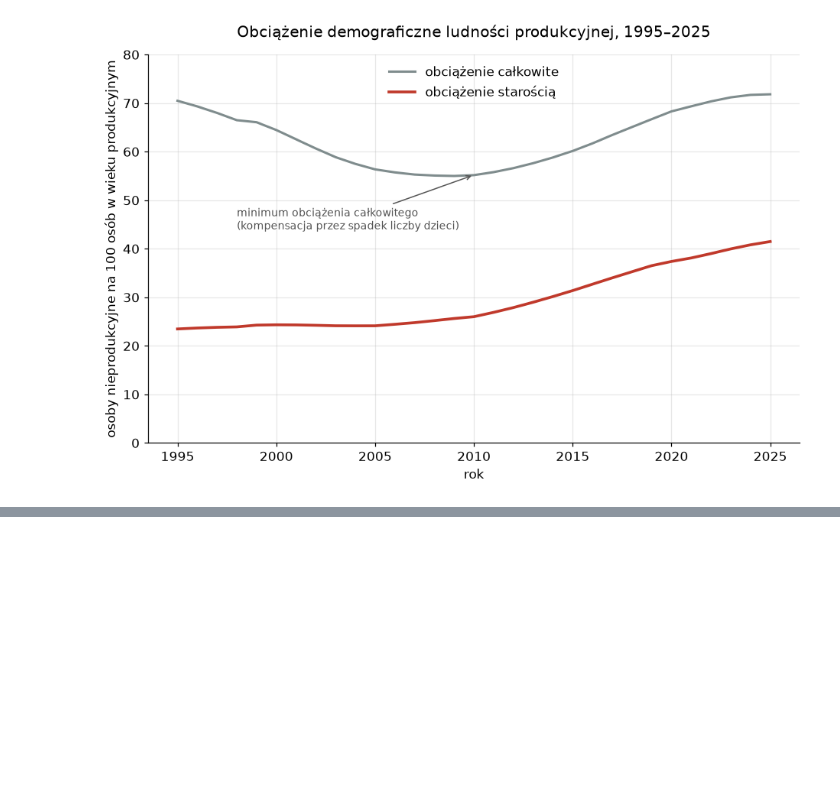
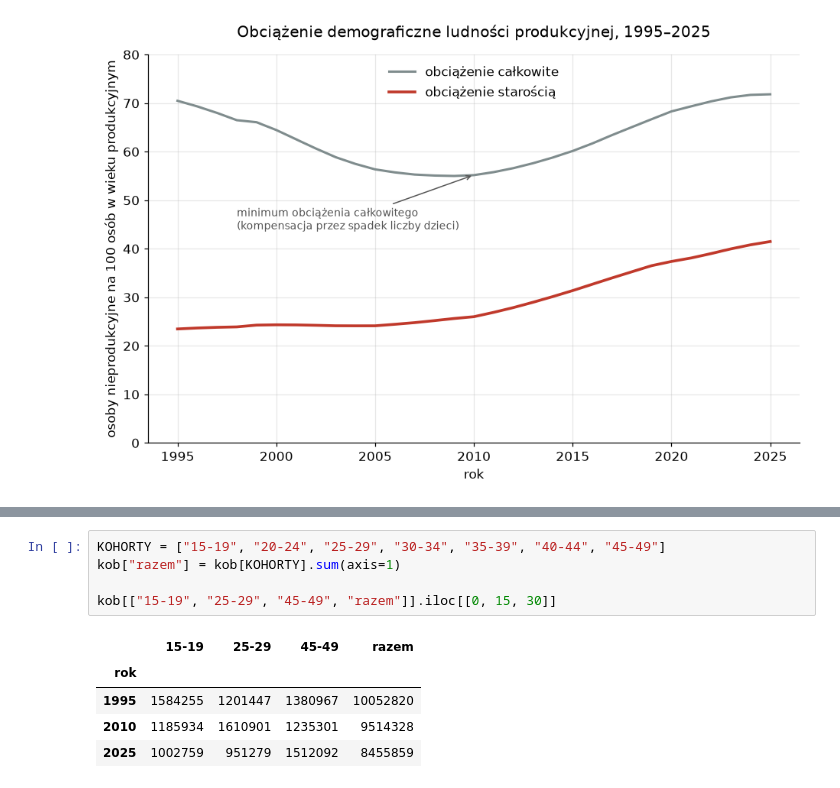
Before and after one commit to kamil-gorka/dzietnosc-polska, a Jupyter notebook: notebooks/01_eksploracja.ipynb, the cells around one changed output, grey strips where cells are left out. Cells and saved outputs as stored; diff of their text form; blank space fills up the shorter version.

```diff
--- a/notebooks/01_eksploracja.ipynb
+++ b/notebooks/01_eksploracja.ipynb
@@ -184,0 +192,11 @@ plt.show()
+# %%
+KOHORTY = ["15-19", "20-24", "25-29", "30-34", "35-39", "40-44", "45-49"]
+kob["razem"] = kob[KOHORTY].sum(axis=1)
+
+kob[["15-19", "25-29", "45-49", "razem"]].iloc[[0, 15, 30]]
+# %% [output]
+|  | 15-19 | 25-29 | 45-49 | razem |
+| rok |  |  |  |  |
+| 1995 | 1584255 | 1201447 | 1380967 | 10052820 |
+| 2010 | 1185934 | 1610901 | 1235301 | 9514328 |
+| 2025 | 1002759 | 951279 | 1512092 | 8455859 |
```
Also changed, not shown: parts of 3 cells of this notebook, 1 other file.
